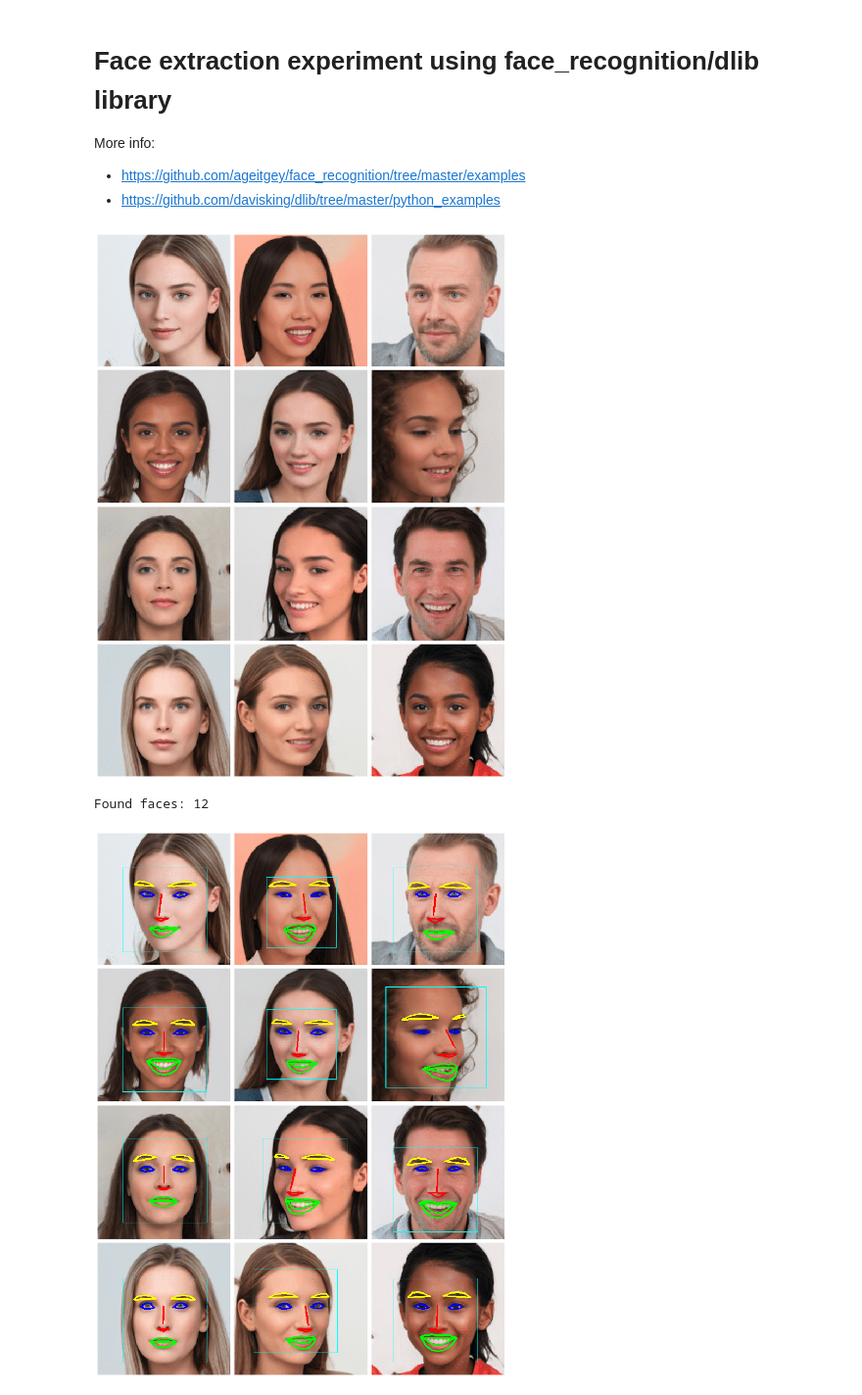
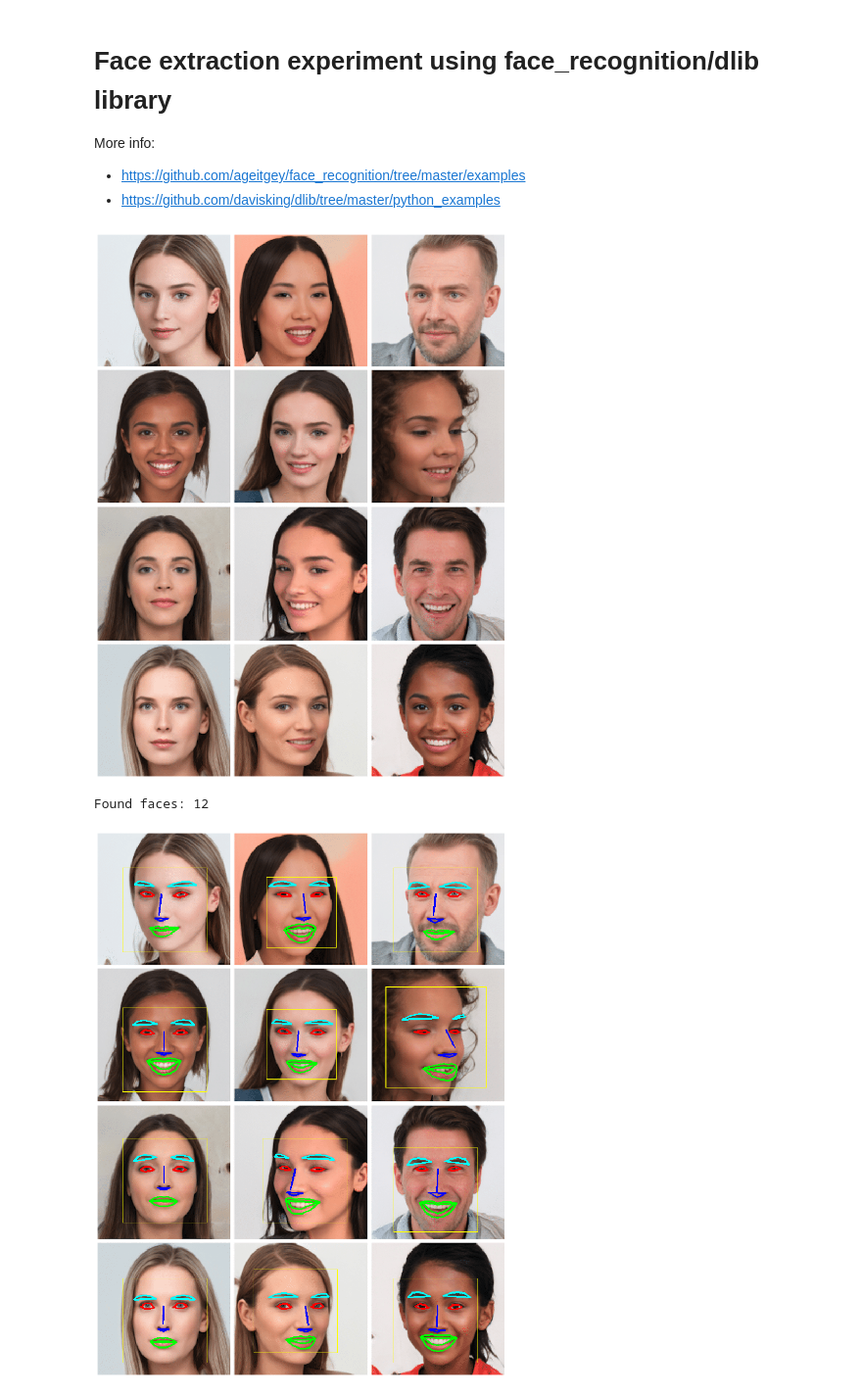
Before and after one commit to lspevak/ml-samples, a Jupyter notebook: ml_face_extraction_using_face_recognition_dlib_features.ipynb, the cells around one changed output. Shown at 98% size. Saved outputs shown, nothing was run; the diff lists cells and outputs as text; code cells hidden in the pictures.

Commit message:
Image loading simplified

```diff
--- a/ml_face_extraction_using_face_recognition_dlib_features.ipynb
+++ b/ml_face_extraction_using_face_recognition_dlib_features.ipynb
@@ -10,19 +10,19 @@ import cv2
 import matplotlib.pyplot as plt
 import numpy as np
 import math
+# %%
+# Read the image for face detection
+img_for_recognition = face_recognition.load_image_file('100k-ai-faces-2.jpg')
+img = img_for_recognition.copy()
+
+# Draw original figure with rectangles
+plt.figure(figsize=(20,20))
+plt.axis("off")
+plt.imshow(cv2.cvtColor(img, cv2.COLOR_RGBA2RGB))
+plt.show()
+# %% [output]
+[figure, added]
 # %%
-# Read image for edit
-img = cv2.imread('100k-ai-faces-2.jpg')
-
-# Draw original figure with rectangles
-plt.figure(figsize=(20,20))
-plt.axis("off")
-plt.imshow(cv2.cvtColor(img, cv2.COLOR_BGR2RGB))
-plt.show()
-
-# Read the image for face detection
-img_for_recognition = face_recognition.load_image_file('100k-ai-faces-2.jpg')
-
 # Detect faces
 faces = face_recognition.face_locations(img_for_recognition)
 
@@ -36,43 +36,42 @@ print("Found faces: {}".format(len(faces)))
 
 # Extract faces
 extracted_images = []
 
 for face in faces:
     top, right, bottom, left = face
 
     # Draw rectangle around face
-    cv2.rectangle(img, (left, top), (right, bottom), (255, 255, 0), 1)
+    cv2.rectangle(img_for_recognition, (left, top), (right, bottom), (255, 255, 0), 1)
 
     face_data = img[top:bottom, left:right]
     extracted_images.append(face_data)
 
 for faces_landmarks in faces_landmarks_list:
 
     points_left_eye = np.array([faces_landmarks['left_eye']])
     points_right_eye = np.array([faces_landmarks['right_eye']])
     points_top_lip = np.array([faces_landmarks['top_lip']])
     points_bottom_lip  = np.array([faces_landmarks['bottom_lip']])
     points_nose_bridge = np.array([faces_landmarks['nose_bridge']])
     points_nose_tip  = np.array([faces_landmarks['nose_tip']])
     points_left_eyebrow = np.array([faces_landmarks['left_eyebrow']])
     points_right_eyebrow  = np.array([faces_landmarks['right_eyebrow']])
 
-    cv2.polylines(img, [points_left_eye], color=(255,0,0), isClosed=True, thickness=2)
-    cv2.polylines(img, [points_right_eye], color=(255,0,0), isClosed=True, thickness=2)
-    cv2.polylines(img, [points_top_lip], color=(0,255,0), isClosed=True, thickness=2)
-    cv2.polylines(img, [points_bottom_lip], color=(0,255,0), isClosed=True, thickness=2)
-    cv2.polylines(img, [points_nose_bridge], color=(0,0,255), isClosed=True, thickness=2)
-    cv2.polylines(img, [points_nose_tip], color=(0,0,255), isClosed=True, thickness=2)
-    cv2.polylines(img, [points_left_eyebrow], color=(0,255,255), isClosed=True, thickness=2)
-    cv2.polylines(img, [points_right_eyebrow], color=(0,255,255), isClosed=True, thickness=2)
+    cv2.polylines(img_for_recognition, [points_left_eye], color=(255,0,0), isClosed=True, thickness=2)
+    cv2.polylines(img_for_recognition, [points_right_eye], color=(255,0,0), isClosed=True, thickness=2)
+    cv2.polylines(img_for_recognition, [points_top_lip], color=(0,255,0), isClosed=True, thickness=2)
+    cv2.polylines(img_for_recognition, [points_bottom_lip], color=(0,255,0), isClosed=True, thickness=2)
+    cv2.polylines(img_for_recognition, [points_nose_bridge], color=(0,0,255), isClosed=True, thickness=2)
+    cv2.polylines(img_for_recognition, [points_nose_tip], color=(0,0,255), isClosed=True, thickness=2)
+    cv2.polylines(img_for_recognition, [points_left_eyebrow], color=(0,255,255), isClosed=True, thickness=2)
+    cv2.polylines(img_for_recognition, [points_right_eyebrow], color=(0,255,255), isClosed=True, thickness=2)
 
 
 # Draw original figure with rectangles
 plt.figure(figsize=(20,20))
 plt.axis("off")
-plt.imshow(cv2.cvtColor(img, cv2.COLOR_BGR2RGB))
+plt.imshow(cv2.cvtColor(img_for_recognition, cv2.COLOR_RGBA2RGB))
 plt.show()
 # %% [output]
+Found faces: 12
-[figure, old version]
+[figure, new version]
-Found faces: 12
-[figure, removed]
```
Also changed, not shown: parts of 1 cell of this notebook, 1 other file.
